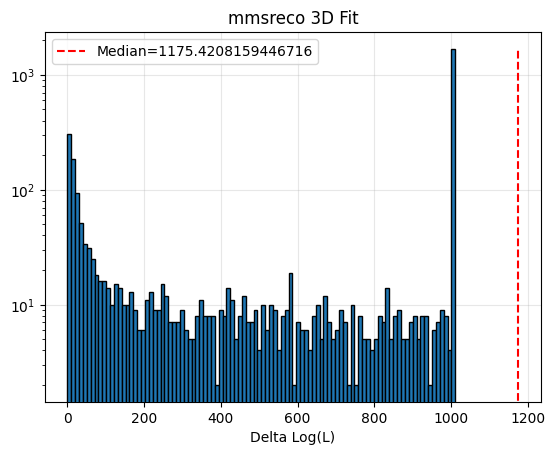
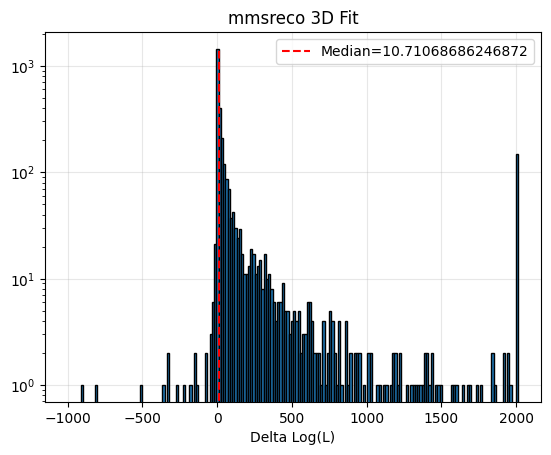
The notebook cell's code change between the first figure and the second:
--- before
+++ after
@@ -1,3 +1,3 @@
-bin_edges = np.append(np.linspace(0, 1001, 100), max(mmsreco_ary))
+bin_edges = np.append(np.linspace(-1000, 2001, 200), max(mmsreco_ary))
 #bins_linear = np.linspace(0, 300, bin_edges)
 hist, edges = np.histogram(mmsreco_ary, bin_edges)
@@ -11,3 +11,3 @@
 plt.legend()
 plt.xlabel('Delta Log(L)')
-#plt.savefig('../plots/sampled_3d_delta_logL_6-30.png')
+plt.savefig('../plots/sampled_3d_delta_logL_7-21.png')

Commit: make sampling time grid much finer, seems to have improved fit